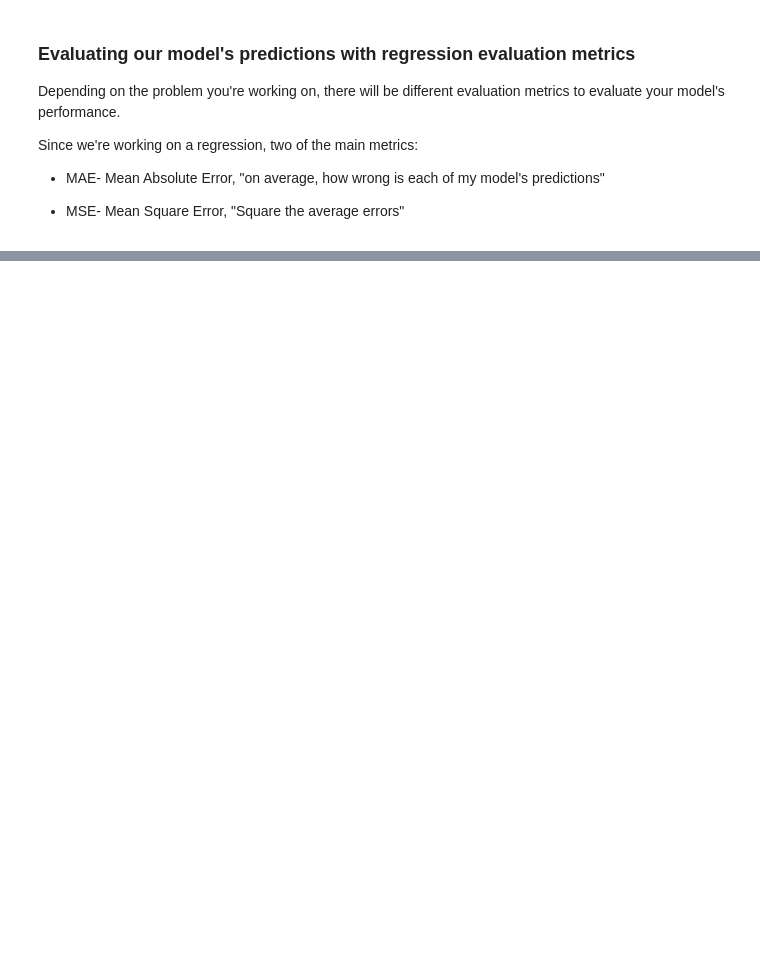
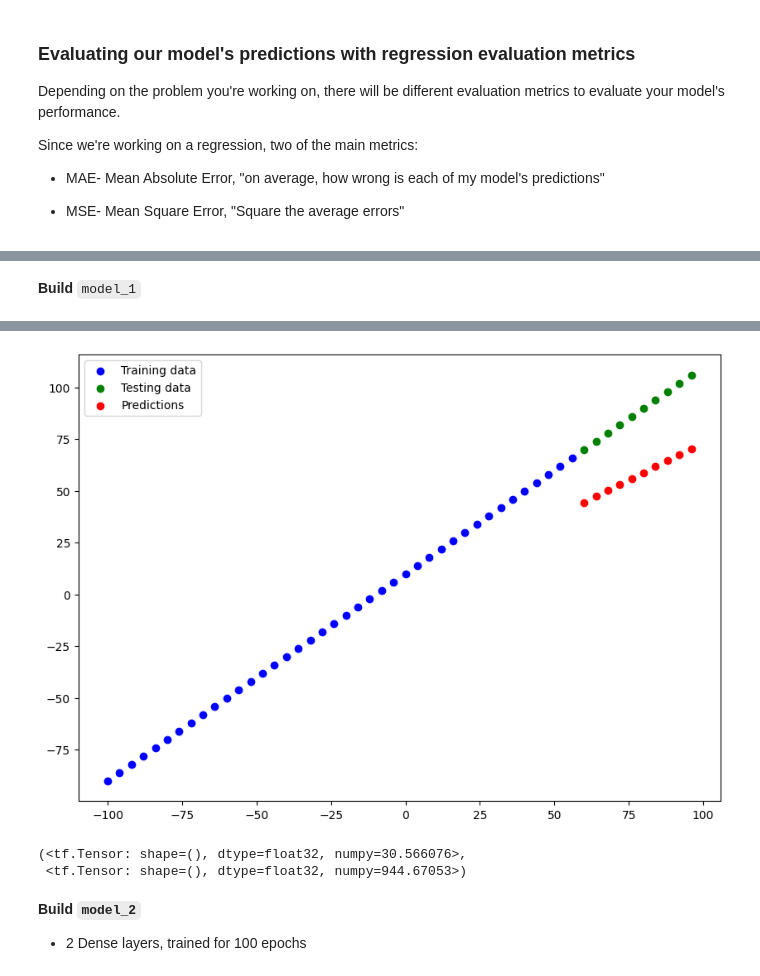
Before and after one commit to Sambaran04/Tensorflow, a Jupyter notebook: Neural_Network_Regression.ipynb, the cells around one changed output, grey strips where cells are left out. Cells and saved outputs as stored; diff of their text form; code cells hidden in the pictures; blank space fills up the shorter version.

```diff
--- a/Neural_Network_Regression.ipynb
+++ b/Neural_Network_Regression.ipynb
@@ -402,0 +398,38 @@ def mse(y_true, y_pred):
+# %% [markdown]
+**Build** `model_1`
+# %%
+# Make a bigger dataset:
+X = tf.range(-100, 100, 4)
+
+# Make labels for the dataset
+y = X+10
+# %%
+# Split the data into train and test sets
+X_train = X[:40] # first 40 are training samples (80% of the data)
+y_train = y[:40]
+
+X_test = X[40:] # last 10 are testing samples (20% of the data)
+y_test = y[40:]
+# %%
+# Set random seed
+tf.random.set_seed(42)
+
+# 1. Create the model
+model_1 = tf.keras.Sequential([
+    tf.keras.layers.Flatten(),
+    # tf.keras.layers.Dense(100, activation=None),
+    tf.keras.layers.Dense(1)
+])
+
+# 2. Compile the model
+model_1.compile(loss= tf.keras.losses.mae,
+                optimizer=tf.keras.optimizers.SGD(),
+                metrics=['mae'])
+
+# 3. Fit the model
+model_1.fit(X_train, y_train, epochs=100)
+# %%
+# Make and Plot predictions for model_1
+y_pred_1 = model_1.predict(X_test)
+plot_predictions(X_train, y_train, X_test, y_test, y_pred_1)
+# %% [output]
@@ -402,0 +437,13 @@ def mse(y_true, y_pred):
+[figure, added]
+# %%
+# Calculate model_1 evaluation metrics
+mae_1=mae(y_test, y_pred_1)
+mse_1=mse(y_test, y_pred_1)
+mae_1, mse_1
+# %% [output]
+(<tf.Tensor: shape=(), dtype=float32, numpy=30.566076>,
+ <tf.Tensor: shape=(), dtype=float32, numpy=944.67053>)
+# %% [markdown]
+**Build `model_2`**
+
+* 2 Dense layers, trained for 100 epochs
```
Also changed, not shown: parts of 24 cells of this notebook.
